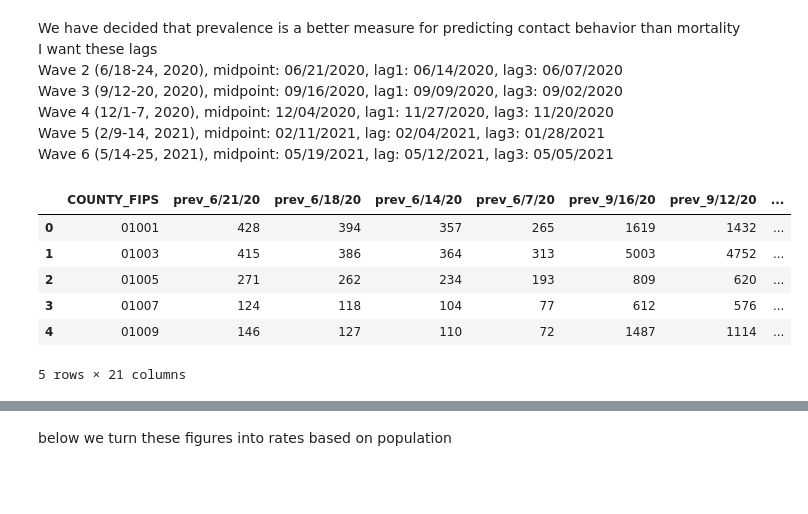
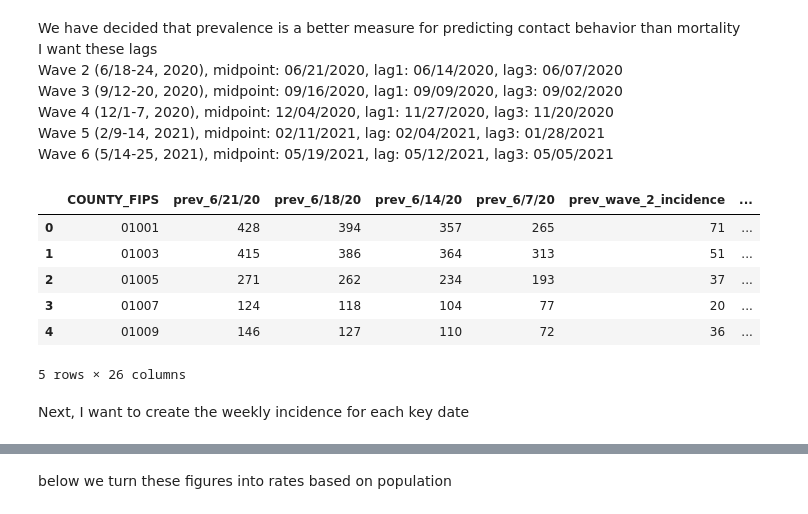
Before and after one commit to chrissoria/BICS_Political_Polarization, a Jupyter notebook: code/00-Prep_BICS_Data.ipynb, the cells around one changed output, grey strips where cells are left out. Saved outputs shown, nothing was run; the diff lists cells and outputs as text; code cells hidden in the pictures; blank space fills up the shorter version.

```diff
--- a/code/00-Prep_BICS_Data.ipynb
+++ b/code/00-Prep_BICS_Data.ipynb
@@ -726,6 +726,11 @@ prevalence_mid_2020['FIPS'] = prevalence_mid_2020['FIPS'].apply(lambda x: str(x)
 
 prevalence_mid_2020 = prevalence_mid_2020[columns_to_keep]
 
+#06/21/2020 - 06/14/2020
+prevalence_mid_2020['wave_2_incidence'] = prevalence_mid_2020['6/21/20'] - prevalence_mid_2020['6/14/20']
+
+prevalence_mid_2020.to_csv('data/wave_2_incidence.csv', index=False)
+
 prevalence_late_2020 =pd.read_csv('Data/Partisanship and Health Behavior/Data/JH_Prevalence/time_series_covid19_confirmed_US_late_2020.csv',
                                   dtype = col_types)
 
@@ -736,44 +741,73 @@ prevalence_late_2020['FIPS'] = prevalence_late_2020['FIPS'].apply(lambda x: str(
 prevalence_late_2020['FIPS'] = prevalence_late_2020['FIPS'].apply(lambda x: str(x).zfill(5))
 
 prevalence_late_2020 = prevalence_late_2020[columns_to_keep]
+
+#09/16/2020 - 09/09/2020
+prevalence_late_2020['wave_3_incidence'] = prevalence_late_2020['9/16/20'] - prevalence_late_2020['9/9/20']
+
+prevalence_late_2020.to_csv('data/wave_3_incidence.csv', index=False)
 
 prevalence_early_2021 = pd.read_csv('Data/Partisanship and Health Behavior/Data/JH_Prevalence/time_series_covid19_confirmed_US_early_2021.csv',
                                   dtype = col_types)
 
 columns_to_keep = ['FIPS','12/4/20','12/1/20','11/27/20','11/20/20']
 
 prevalence_early_2021 = prevalence_early_2021[prevalence_early_2021['iso2'] == 'US']
 prevalence_early_2021['FIPS'] = prevalence_early_2021['FIPS'].apply(lambda x: str(x).rstrip('0').rstrip('.') if pd.notna(x) and '.' in str(x) else x)
 prevalence_early_2021['FIPS'] = prevalence_early_2021['FIPS'].apply(lambda x: str(x).zfill(5))
 
 prevalence_early_2021 = prevalence_early_2021[columns_to_keep]
 
+prevalence_early_2021['wave_4_incidence'] = prevalence_early_2021['12/4/20'] - prevalence_early_2021['11/27/20']
+
+prevalence_early_2021.to_csv('data/wave_4_incidence.csv', index=False)
+
 prevalence_mid_2021 = pd.read_csv('Data/Partisanship and Health Behavior/Data/JH_Prevalence/time_series_covid19_confirmed_US_mid_2021.csv',
                                   dtype = col_types)
 
-columns_to_keep = ['FIPS','2/11/21','2/9/21','2/4/21','1/28/21','5/19/21','5/14/21','5/12/21','5/5/21']
+columns_to_keep = ['FIPS','2/11/21','2/9/21','2/4/21','1/28/21']
 
 prevalence_mid_2021 = prevalence_mid_2021[prevalence_mid_2021['iso2'] == 'US']
 prevalence_mid_2021['FIPS'] = prevalence_mid_2021['FIPS'].apply(lambda x: str(x).rstrip('0').rstrip('.') if pd.notna(x) and '.' in str(x) else x)
 prevalence_mid_2021['FIPS'] = prevalence_mid_2021['FIPS'].apply(lambda x: str(x).zfill(5))
 
 prevalence_mid_2021 = prevalence_mid_2021[columns_to_keep]
 
+#02/11/2021 - 02/04/2021
+prevalence_mid_2021['wave_5_incidence'] = prevalence_mid_2021['2/11/21'] - prevalence_mid_2021['2/4/21']
+
+prevalence_mid_2021.to_csv('data/wave_5_incidence.csv', index=False)
+
+prevalence_mid_2021_2 = pd.read_csv('Data/Partisanship and Health Behavior/Data/JH_Prevalence/time_series_covid19_confirmed_US_mid_2021.csv',
+                                  dtype = col_types)
+
+colums_to_keep = ['FIPS','5/19/21','5/14/21','5/12/21','5/5/21']
+
+prevalence_mid_2021_2 = prevalence_mid_2021_2[colums_to_keep]
+
+#05/19/2021 - 05/12/2021
+prevalence_mid_2021_2['wave_6_incidence'] = prevalence_mid_2021_2['5/19/21'] - prevalence_mid_2021_2['5/12/21']
+
+prevalence_mid_2021_2.to_csv('data/wave_6_incidence.csv', index=False)
+
 prevalence = pd.merge(prevalence_mid_2020, prevalence_late_2020, how = "left", on = "FIPS")
 prevalence = pd.merge(prevalence, prevalence_early_2021, how = "left", on = "FIPS")
 prevalence = pd.merge(prevalence, prevalence_mid_2021, how = "left", on = "FIPS")
+prevalence = pd.merge(prevalence, prevalence_mid_2021_2, how = 'left', on = "FIPS")
 prevalence.columns = [col if i == 0 else 'prev_' + col for i, col in enumerate(prevalence.columns)]
 
 prevalence = prevalence.rename(columns={
     'FIPS':'COUNTY_FIPS'
 })
 
 prevalence.head()
 # %% [output]
-|  | COUNTY_FIPS | prev_6/21/20 | prev_6/18/20 | prev_6/14/20 | prev_6/7/20 | prev_9/16/20 | prev_9/12/20 | ... |
-| 0 | 01001 | 428 | 394 | 357 | 265 | 1619 | 1432 | ... |
-| 1 | 01003 | 415 | 386 | 364 | 313 | 5003 | 4752 | ... |
-| 2 | 01005 | 271 | 262 | 234 | 193 | 809 | 620 | ... |
-| 3 | 01007 | 124 | 118 | 104 | 77 | 612 | 576 | ... |
-| 4 | 01009 | 146 | 127 | 110 | 72 | 1487 | 1114 | ... |
+|  | COUNTY_FIPS | prev_6/21/20 | prev_6/18/20 | prev_6/14/20 | prev_6/7/20 | prev_wave_2_incidence | ... |
+| 0 | 01001 | 428 | 394 | 357 | 265 | 71 | ... |
+| 1 | 01003 | 415 | 386 | 364 | 313 | 51 | ... |
+| 2 | 01005 | 271 | 262 | 234 | 193 | 37 | ... |
+| 3 | 01007 | 124 | 118 | 104 | 77 | 20 | ... |
+| 4 | 01009 | 146 | 127 | 110 | 72 | 36 | ... |
-5 rows × 21 columns
+5 rows × 26 columns
+# %% [markdown]
+Next, I want to create the weekly incidence for each key date
```
Also changed, not shown: parts of 15 cells of this notebook, 9 other files.
